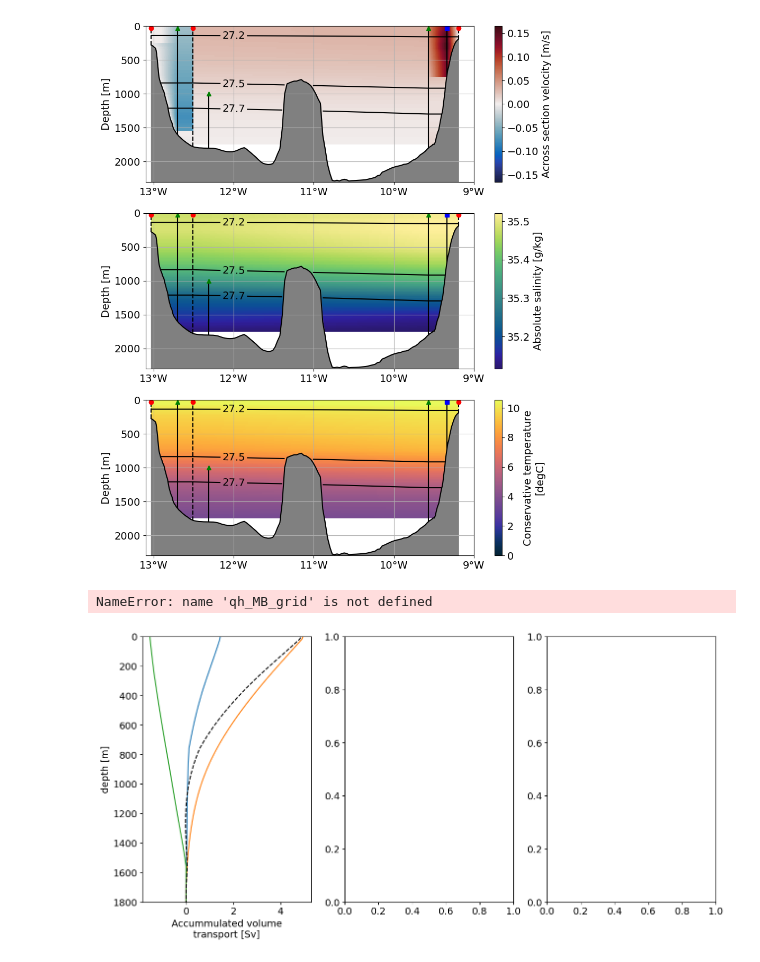
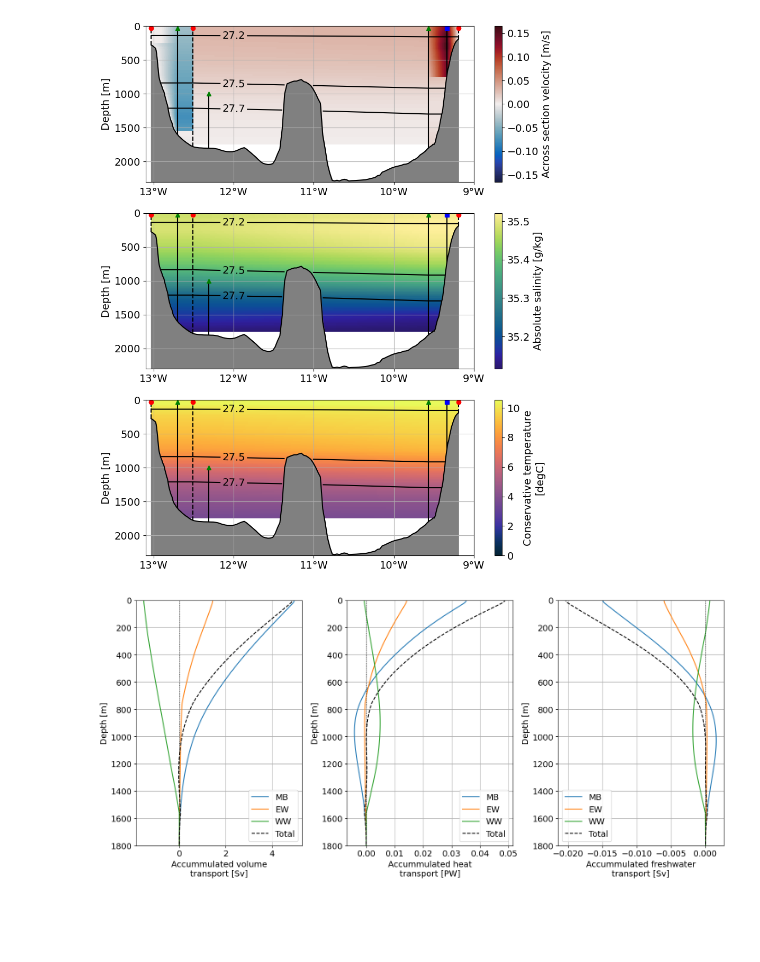
Before and after one commit to ScotMarPhys/Rockall_Trough_Transports, a Jupyter notebook: notebooks/1.0_Rockall_Trough_transports_2014_2022_v0.ipynb, the cells around one changed output. Drawn from its saved outputs; the diff is of its cells as text; code cells hidden in the pictures; blank space fills up the shorter version.

```diff
--- a/notebooks/1.0_Rockall_Trough_transports_2014_2022_v0.ipynb
+++ b/notebooks/1.0_Rockall_Trough_transports_2014_2022_v0.ipynb
@@ -320,9 +312,9 @@ ds_Q_Qh_Qf = xr.open_dataset(f'{data_out_path}/{file_name_out_Q}')
 ds_RT_grid = xr.open_dataset(f'{data_out_path}/{file_name_out_grid}')
 RT_Q_Ek = xr.open_dataset(f'{data_out_path}/{file_name_out_Ek}')
 # %%
-ds_q_RTMB = ds_RT_grid.sel(lon=slice(ds_RT_loc.lon_RTEB.values,None))
+ds_q_RTEW = ds_RT_grid.sel(lon=slice(ds_RT_loc.lon_RTEB.values,None))
 ds_q_RTWW = ds_RT_grid.sel(lon=slice(None,ds_RT_loc.lon_RTWB.values))
-ds_q_RTEW = ds_RT_grid.sel(lon=slice(ds_RT_loc.lon_RTWB.values+0.01,ds_RT_loc.lon_RTEB.values-0.01))
+ds_q_RTMB = ds_RT_grid.sel(lon=slice(ds_RT_loc.lon_RTWB.values+0.01,ds_RT_loc.lon_RTEB.values-0.01))
 # %% [markdown]
 ## Rockall Trough Volume Transport
 # %%
@@ -558,40 +550,37 @@ fig.savefig(fig_out_path/f'Rockall_Trough_mean_sections_{date_str_start}_{date_s
 # %%
 
 
 fig,axs = plt.subplots(1,3,figsize=[15,7])
 ax=axs[0]
 (ds_q_RTMB.q.sum('lon')/1e6).mean(['TIME']).reindex(depth=ds_q_RTMB.depth[::-1]).cumsum('depth').plot(y='depth',ylim=[1800,0],label='MB',ax=ax)
 (ds_q_RTEW.q.sum('lon')/1e6).mean(['TIME']).reindex(depth=ds_q_RTEW.depth[::-1]).cumsum('depth').plot(y='depth',label='EW',ax=ax)
 (ds_q_RTWW.q.sum('lon')/1e6).mean(['TIME']).reindex(depth=ds_q_RTWW.depth[::-1]).cumsum('depth').plot(y='depth',label='WW',ax=ax)
 (ds_RT_grid.q.sum('lon')/1e6).mean(['TIME']).reindex(depth=ds_RT_grid.depth[::-1]).cumsum('depth').plot(y='depth',label='Total',color='k',ls='--',ax=ax)
 ax.set_xlabel('Accummulated volume\ntransport [Sv]')
 
 ax=axs[1]
-(qh_MB_grid.sum('lon_MB')/1e15).mean(['TIME']).reindex(depth=qh_MB_grid.depth[::-1]).cumsum('depth').plot(y='depth',ylim=[1800,0],label='MB',ax=ax)
-(qh_EW.sum('lon_EW')/1e15).mean(['TIME']).reindex(depth=qh_EW.depth[::-1]).cumsum('depth').plot(y='depth',label='EW',ax=ax)
-(qh_WW.sum('lon_WW')/1e15).mean(['TIME']).reindex(depth=qh_WW.depth[::-1]).cumsum('depth').plot(y='depth',label='WW',ax=ax)
-total = ((qh_MB_grid.sum('lon_MB')+qh_WW.sum('lon_WW')+(qh_EW.sum('lon_EW')))/1e15)
-total.mean(['TIME']).reindex(depth=total.depth[::-1]).cumsum('depth').plot(y='depth',label='Total',color='k',ls='--',ax=ax)
+(ds_q_RTMB.qh.sum('lon')/1e15).mean(['TIME']).reindex(depth=ds_q_RTMB.depth[::-1]).cumsum('depth').plot(y='depth',ylim=[1800,0],label='MB',ax=ax)
+(ds_q_RTEW.qh.sum('lon')/1e15).mean(['TIME']).reindex(depth=ds_q_RTEW.depth[::-1]).cumsum('depth').plot(y='depth',label='EW',ax=ax)
+(ds_q_RTWW.qh.sum('lon')/1e15).mean(['TIME']).reindex(depth=ds_q_RTWW.depth[::-1]).cumsum('depth').plot(y='depth',label='WW',ax=ax)
+(ds_RT_grid.qh.sum('lon')/1e15).mean(['TIME']).reindex(depth=ds_RT_grid.depth[::-1]).cumsum('depth').plot(y='depth',label='Total',color='k',ls='--',ax=ax)
 ax.set_xlabel('Accummulated heat\ntransport [PW]')
 
 ax=axs[2]
-(qf_MB_grid.sum('lon_MB')/1e6).mean(['TIME']).reindex(depth=qf_MB_grid.depth[::-1]).cumsum('depth').plot(y='depth',ylim=[1800,0],label='MB',ax=ax)
-(qf_EW.sum('lon_EW')/1e6).mean(['TIME']).reindex(depth=qf_EW.depth[::-1]).cumsum('depth').plot(y='depth',label='EW',ax=ax)
-(qf_WW.sum('lon_WW')/1e6).mean(['TIME']).reindex(depth=qf_WW.depth[::-1]).cumsum('depth').plot(y='depth',label='WW',ax=ax)
-total = ((qf_MB_grid.sum('lon_MB')+qf_WW.sum('lon_WW')+(qf_EW.sum('lon_EW')))/1e6)
-total.mean(['TIME']).reindex(depth=total.depth[::-1]).cumsum('depth').plot(y='depth',label='Total',color='k',ls='--',ax=ax)
+(ds_q_RTMB.qf.sum('lon')/1e6).mean(['TIME']).reindex(depth=ds_q_RTMB.depth[::-1]).cumsum('depth').plot(y='depth',ylim=[1800,0],label='MB',ax=ax)
+(ds_q_RTEW.qf.sum('lon')/1e6).mean(['TIME']).reindex(depth=ds_q_RTEW.depth[::-1]).cumsum('depth').plot(y='depth',label='EW',ax=ax)
+(ds_q_RTWW.qf.sum('lon')/1e6).mean(['TIME']).reindex(depth=ds_q_RTWW.depth[::-1]).cumsum('depth').plot(y='depth',label='WW',ax=ax)
+(ds_RT_grid.qf.sum('lon')/1e6).mean(['TIME']).reindex(depth=ds_RT_grid.depth[::-1]).cumsum('depth').plot(y='depth',label='Total',color='k',ls='--',ax=ax)
 ax.set_xlabel('Accummulated freshwater\ntransport [Sv]')
 
 
 for ax in axs:
     ax.axvline(0,ls=':',color='k',lw='1')
     ax.legend()
     ax.set_ylabel('Depth [m]')
     ax.grid()
     ax.set_title('')
 plt.tight_layout()
 
 fig.savefig(fig_out_path/f'Rockall_Trough_depth_accumulated_mean_transports_{date_str_start}_{date_str_end}_{fn_out_version}.png',dpi=300,bbox_inches='tight')
 # %% [output]
-NameError: name 'qh_MB_grid' is not defined
-[figure, old version]
+[figure, new version]
```
Also changed, not shown: parts of 16 cells of this notebook, 4 other files.
